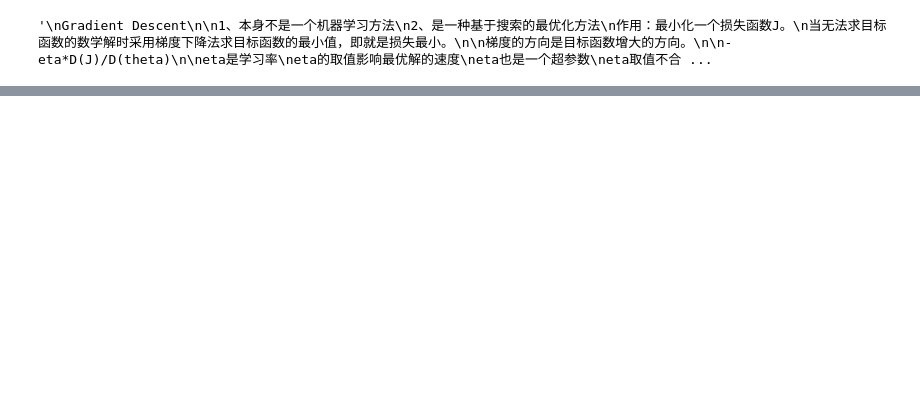
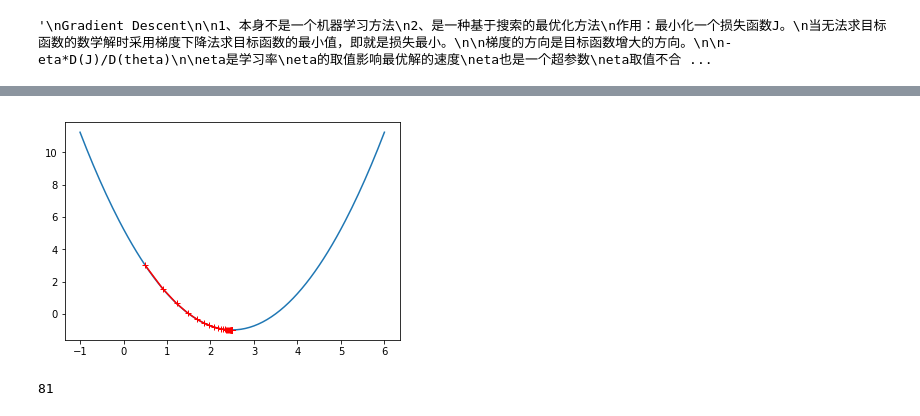
Before and after one commit to scutjason/ml4py, a Jupyter notebook: ml/梯度下降法.ipynb, the cells around one changed output, grey strips where cells are left out. Cells and saved outputs as stored; diff of their text form; code cells hidden in the pictures; blank space fills up the shorter version.

```diff
--- a/ml/梯度下降法.ipynb
+++ b/ml/梯度下降法.ipynb
@@ -25,0 +59,6 @@ eta取值不合适，甚至得不到最优解
+# %%
+def dJ(theta):
+    return 2*(theta - 2.5)
+# %%
+def J(theta):
+    return (theta - 2.5)**2 -1
@@ -25,0 +80,21 @@ eta取值不合适，甚至得不到最优解
+# %%
+theta = 0.0
+theta_history = []
+eta = 0.1
+epsilon = 1e-8
+while True:
+    gradient = dJ(theta)  # 求梯度
+    last_theta = theta
+    theta = theta - eta * gradient
+    theta_history.append(theta)
+    if abs(theta - last_theta) < epsilon:
+        break
+plt.plot(plot_x, J(plot_x))
+plt.plot(np.array(theta_history), J(np.array(theta_history)), color='r', marker = '+')
+plt.show()
+# %% [output]
+[figure, added]
+# %%
+len(theta_history)
+# %% [output]
+81
```
Also changed, not shown: parts of 88 cells of this notebook, 5 other files.
